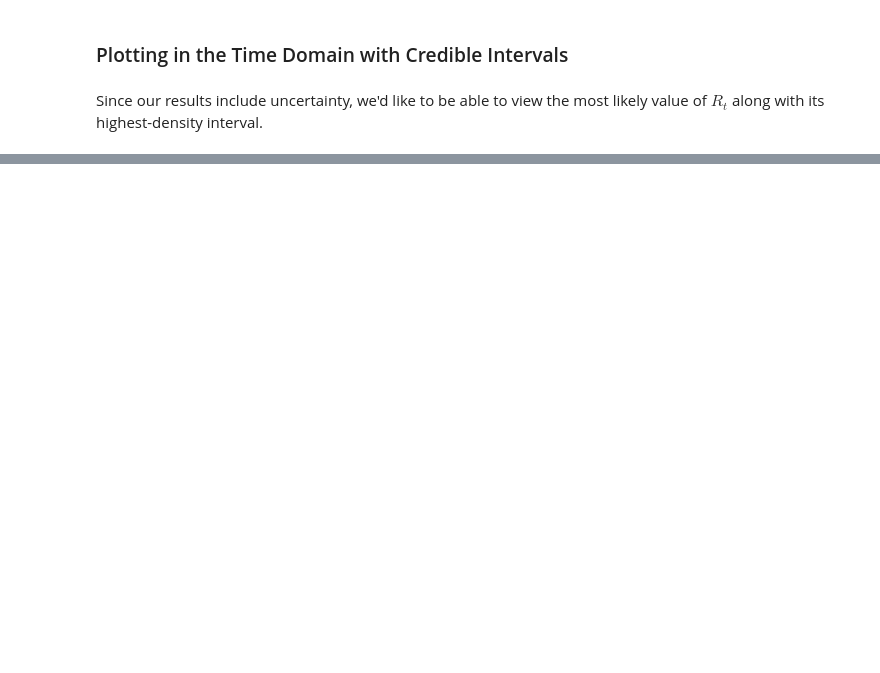
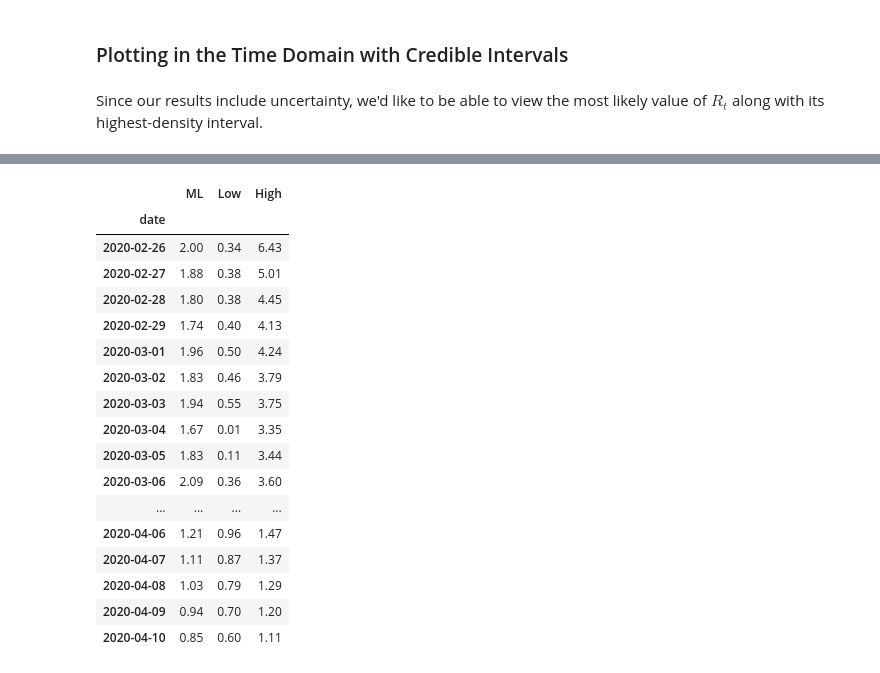
Before and after one commit to k-sys/covid-19, a Jupyter notebook: finland.ipynb, the cells around one changed output, grey strips where cells are left out. Cells and saved outputs as stored; diff of their text form; code cells hidden in the pictures; blank space fills up the shorter version.

```diff
--- a/finland.ipynb
+++ b/finland.ipynb
@@ -271,0 +328,21 @@ result.tail()
+# %%
+result[:-10]
+# %% [output]
+|  | ML | Low | High |
+| date |  |  |  |
+| 2020-02-26 | 2.00 | 0.34 | 6.43 |
+| 2020-02-27 | 1.88 | 0.38 | 5.01 |
+| 2020-02-28 | 1.80 | 0.38 | 4.45 |
+| 2020-02-29 | 1.74 | 0.40 | 4.13 |
+| 2020-03-01 | 1.96 | 0.50 | 4.24 |
+| 2020-03-02 | 1.83 | 0.46 | 3.79 |
+| 2020-03-03 | 1.94 | 0.55 | 3.75 |
+| 2020-03-04 | 1.67 | 0.01 | 3.35 |
+| 2020-03-05 | 1.83 | 0.11 | 3.44 |
+| 2020-03-06 | 2.09 | 0.36 | 3.60 |
+| ... | ... | ... | ... |
+| 2020-04-06 | 1.21 | 0.96 | 1.47 |
+| 2020-04-07 | 1.11 | 0.87 | 1.37 |
+| 2020-04-08 | 1.03 | 0.79 | 1.29 |
+| 2020-04-09 | 0.94 | 0.70 | 1.20 |
+| 2020-04-10 | 0.85 | 0.60 | 1.11 |
```
Also changed, not shown: parts of 40 cells of this notebook, 1 other file.
